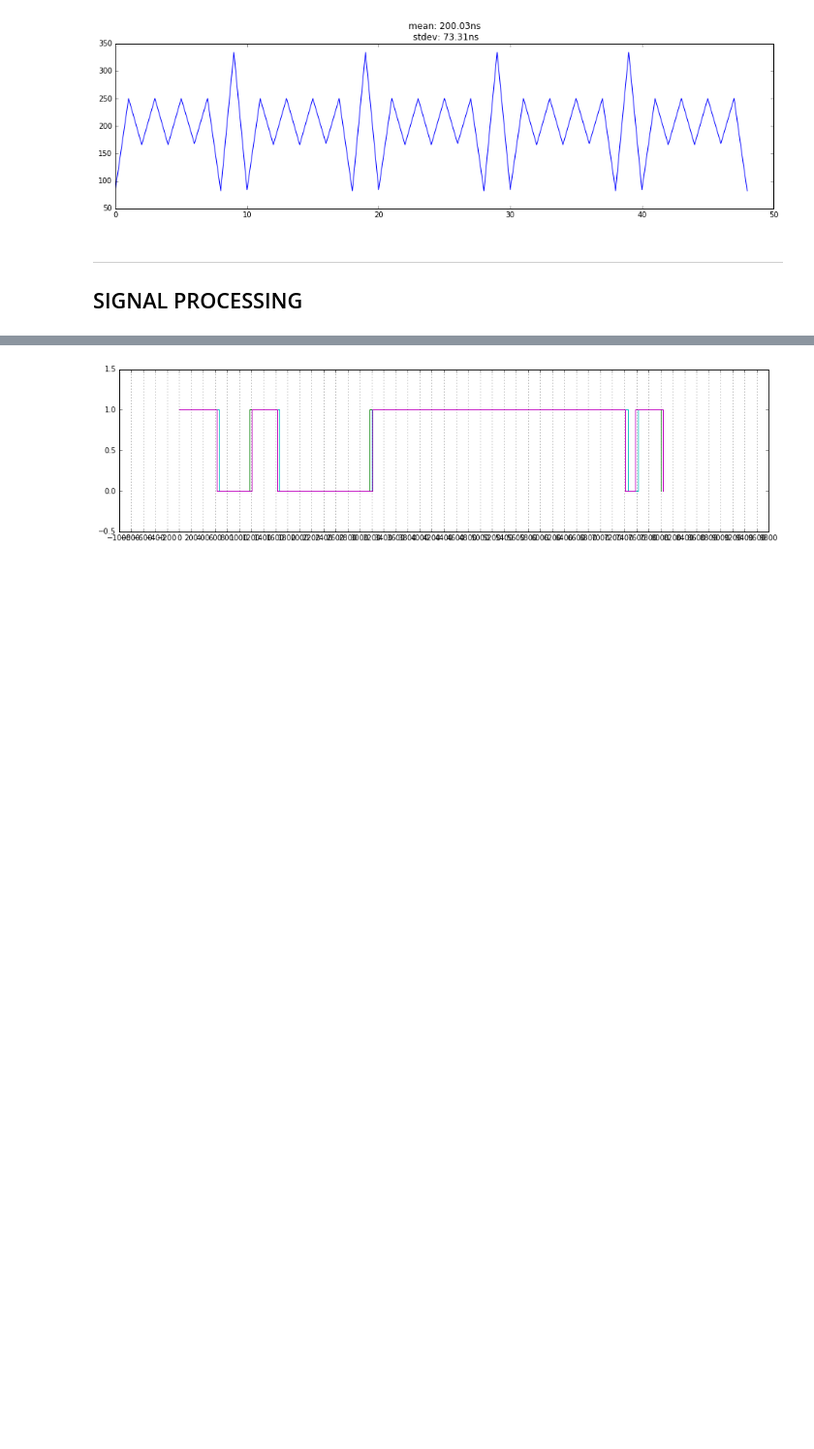
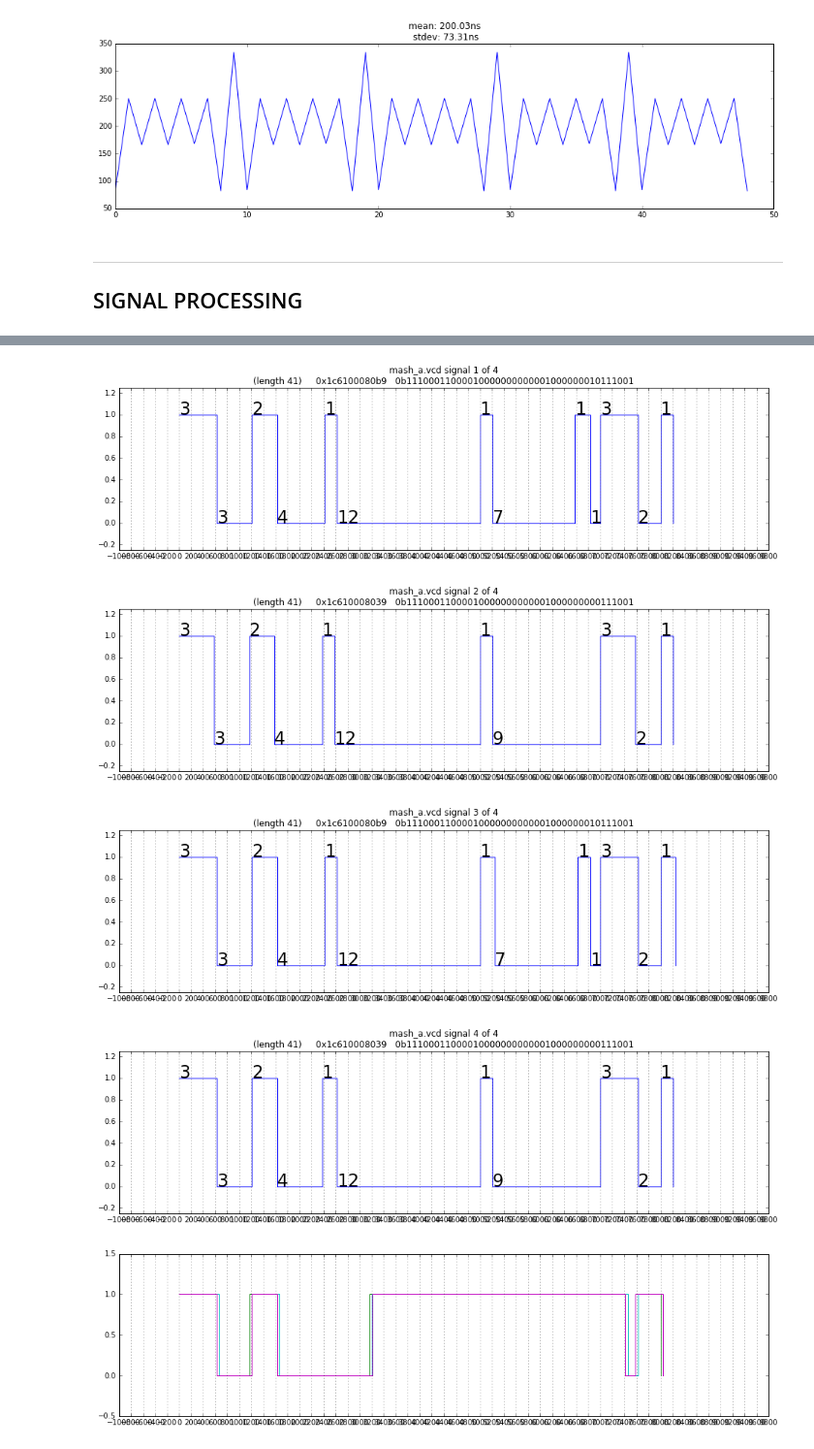
Before and after one commit to jnj16180340/NeXTsoundbox, a Jupyter notebook: Monitor bus sniffs/logic-analysis.ipynb, the cells around one changed output, grey strips where cells are left out. Shown at 97% size. Saved outputs shown, nothing was run; the diff lists cells and outputs as text; code cells hidden in the pictures; blank space fills up the shorter version.

Commit message:
prints values, etc, cleaned up. TODO (maybe): automatically render this stuff to markdown/spreadsheet

```diff
--- a/Monitor bus sniffs/logic-analysis.ipynb
+++ b/Monitor bus sniffs/logic-analysis.ipynb
@@ -652,5 +653,27 @@ def plotTraceWithRunlength(data, dt=200):
     list(map(lambda k: plt.annotate(k[1],k[0],fontsize=24),zip(timeBaseline(data),inferRunlength(data))))
     plt.xticks(list(range(-1000,10000,200)));
     plt.grid(b=1,axis='x')
+# %%
+from itertools import chain
+
+def list2string(x):
+    return ''.join(list(map(str,x)))
+
+def string2bin(s):
+    ''' "1010" -> "0b1010"'''
+    return bin(int(s,2))
+
+def string2hex(s):
+    '''"1010" -> 0xA'''
+    return hex(int(s,2))
+
+def runlength2value(data):
+    '''data is [(t0,v0)...(tn,vn)]
+    e.g.,
+    1 (3 timesteps) 0 (3 timesteps) -> [1,1,1,0,0,0]
+    Right now, it will remain as a list because it'''
+    # TODO you should be ashamed
+    temp = list(zip(inferRunlength(data),list(zip(*data))[1]))
+    return list(chain.from_iterable([list(t[1] for _ in range(t[0])) for t in temp]))
 # %%
 def averageTraces(data):
@@ -658,5 +682 @@ def averageTraces(data):
     raise NotImplementedError
-# %%
-for d in x:
-    plt.figure()
-    plotTraceWithRunlength(d)
@@ -667,0 +687,15 @@ for d in x:
+# %%
+D = chunkSignals(moci.data)
+for d in D:
+    plt.figure()
+    plotTraceWithRunlength(d)
+
+    hex_value = string2hex(list2string(runlength2value(d)))
+    bin_value = string2bin(list2string(runlength2value(d)))
+    num_bits = str(len(list2string(runlength2value(d))))
+    file_string = file+' signal '+str(D.index(d)+1)+' of '+str(len(D))
+    desc_string = '(length '+num_bits+')\t'+hex_value+'\t'+bin_value
+
+    plt.title(file_string+'\n'+desc_string.expandtabs())
+    print(file_string+'\t'+desc_string)
+# %% [output]
@@ -668,3 +706,7 @@ for d in x:
+[figure, added]
+[figure, added]
+[figure, added]
+[figure, added]
 # %%
 plotTracesOverlaid(chunkSignals(mico.data))
 # %% [output]
```
Also changed, not shown: parts of 6 cells of this notebook.
